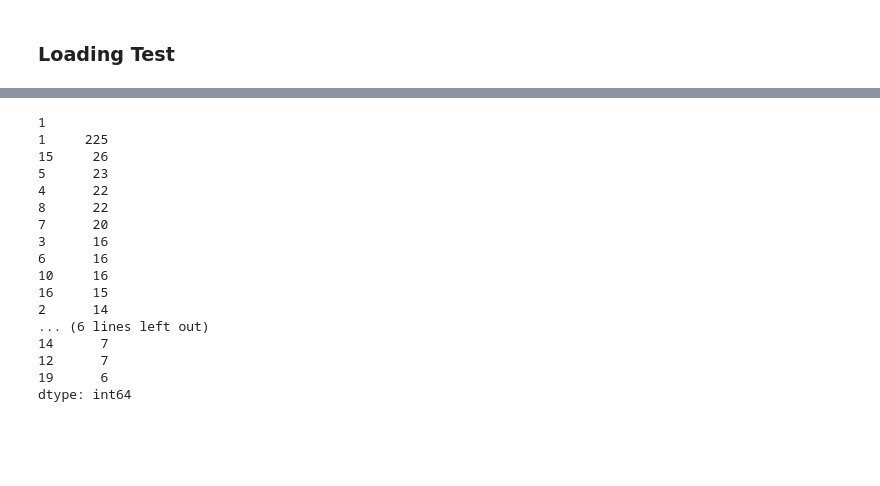
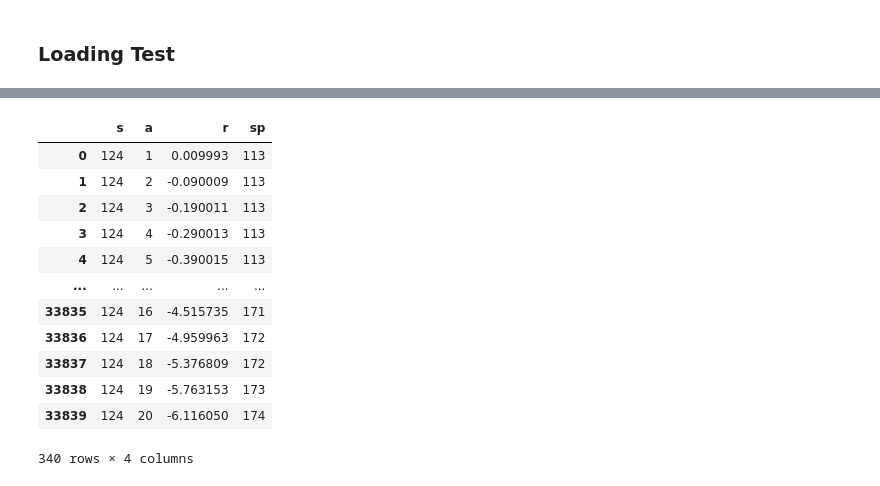
Before and after one commit to zuyeyang/Wind_Turbine_Q_Learning, a Jupyter notebook: Final Project/Data_2.ipynb, the cells around one changed output, grey strips where cells are left out. Drawn from its saved outputs; the diff is of its cells as text; code cells hidden in the pictures; blank space fills up the shorter version.

```diff
--- a/Final Project/Data_2.ipynb
+++ b/Final Project/Data_2.ipynb
@@ -375,21 +343,16 @@ dtype: int64
-# %%
-policy_disp = pd.read_csv('Policy/dispo_policy_2.csv')
-policy_disp.value_counts()
-# %% [output]
-1
-1     225
-15     26
-5      23
-4      22
-8      22
-7      20
-3      16
-6      16
-10     16
-16     15
-2      14
-... (6 lines left out)
-14      7
-12      7
-19      6
-dtype: int64
+# %%
+dispo.loc[dispo['s']==124]
+# %% [output]
+|  | s | a | r | sp |
+| 0 | 124 | 1 | 0.009993 | 113 |
+| 1 | 124 | 2 | -0.090009 | 113 |
+| 2 | 124 | 3 | -0.190011 | 113 |
+| 3 | 124 | 4 | -0.290013 | 113 |
+| 4 | 124 | 5 | -0.390015 | 113 |
+| ... | ... | ... | ... | ... |
+| 33835 | 124 | 16 | -4.515735 | 171 |
+| 33836 | 124 | 17 | -4.959963 | 172 |
+| 33837 | 124 | 18 | -5.376809 | 172 |
+| 33838 | 124 | 19 | -5.763153 | 173 |
+| 33839 | 124 | 20 | -6.116050 | 174 |
+340 rows × 4 columns
```
Also changed, not shown: parts of 11 cells of this notebook, 17 other files.
